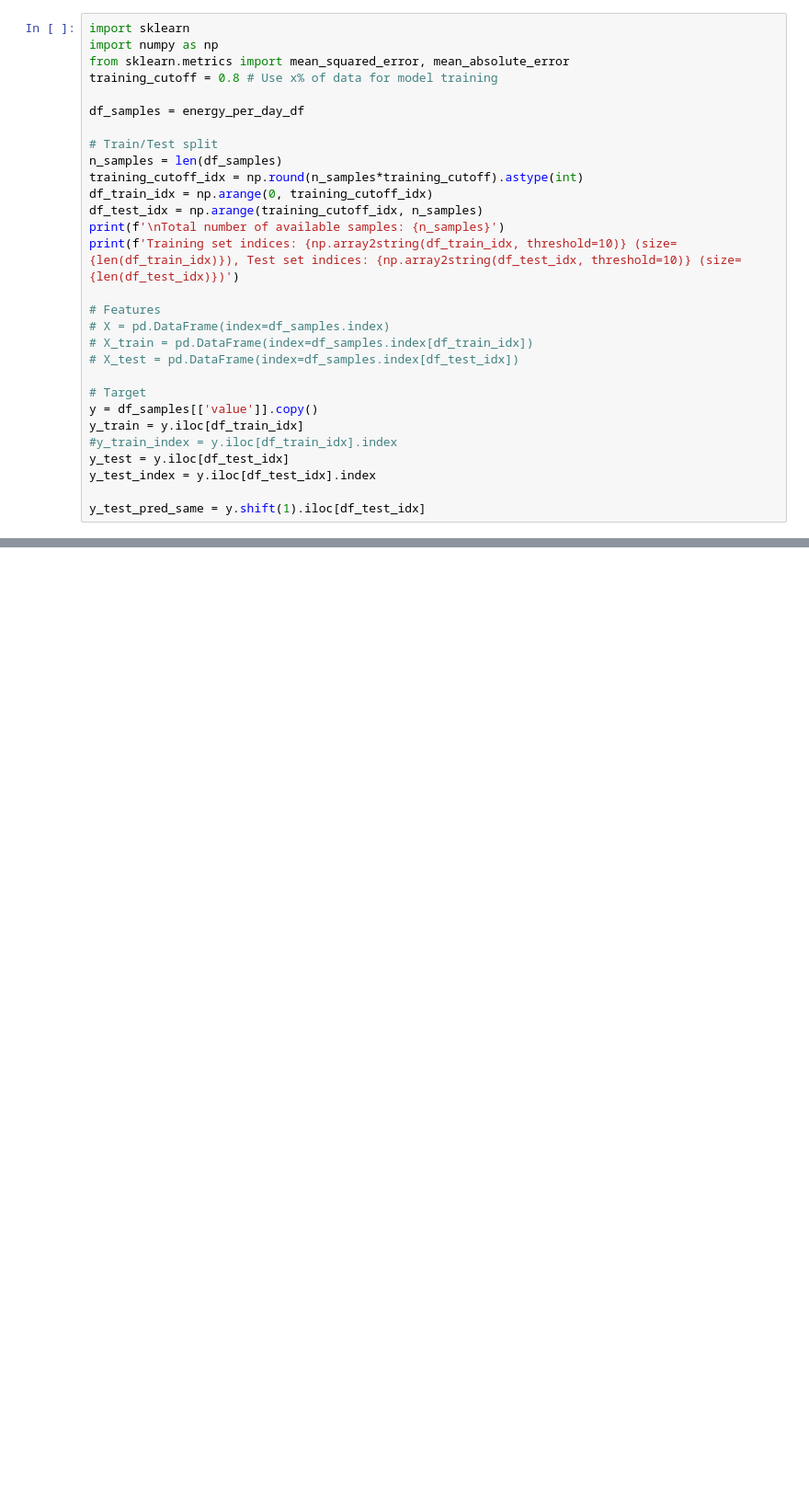
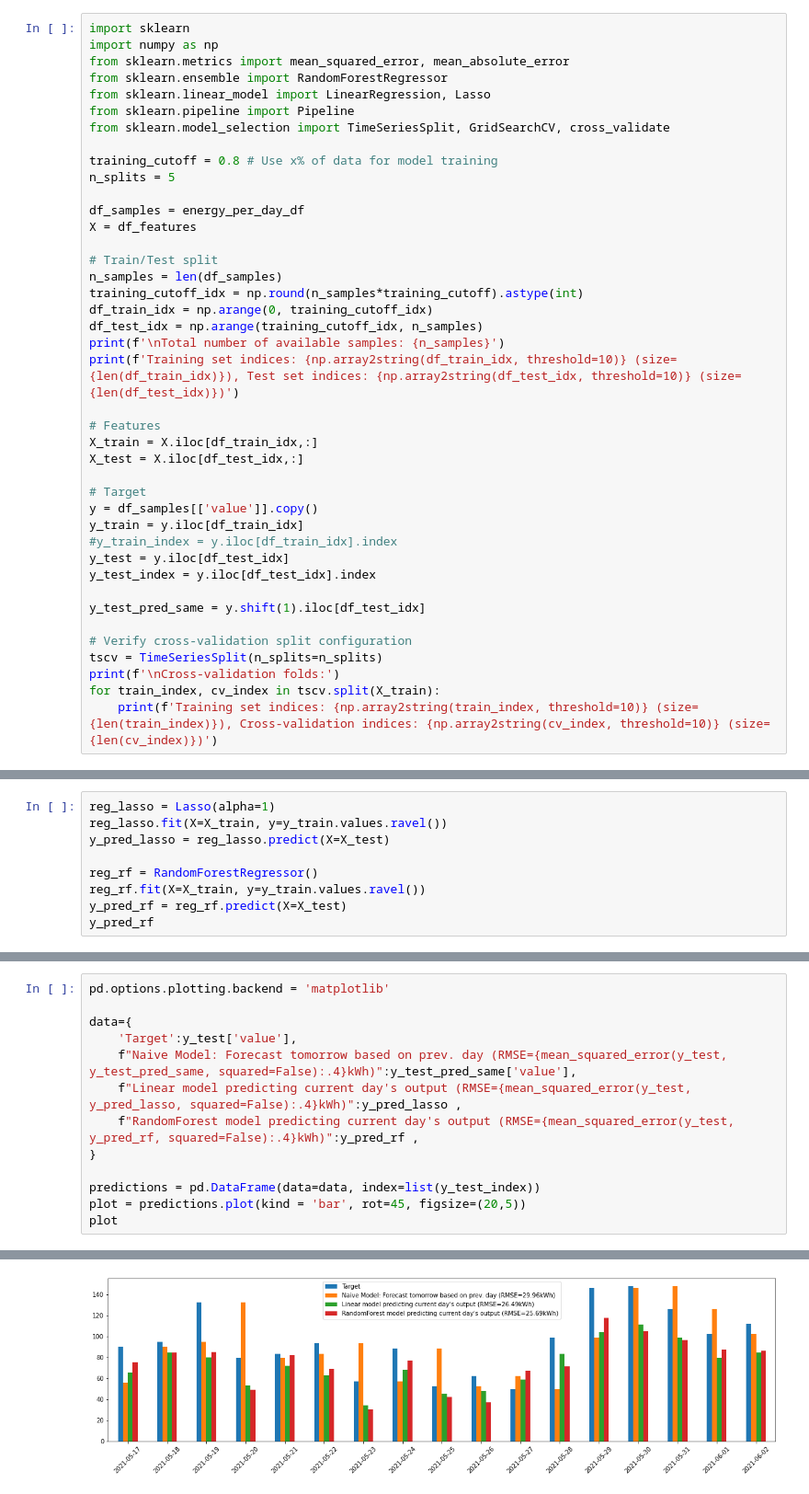
Before and after one commit to JohanRGustafsson/solar-power, a Jupyter notebook: notebooks/modelling.ipynb, the cells around one changed output, grey strips where cells are left out. Shown at 92% size. Drawn from its saved outputs; the diff is of its cells as text; blank space fills up the shorter version.

```diff
--- a/notebooks/modelling.ipynb
+++ b/notebooks/modelling.ipynb
@@ -75,9 +130,16 @@ date
 import sklearn
 import numpy as np
 from sklearn.metrics import mean_squared_error, mean_absolute_error
+from sklearn.ensemble import RandomForestRegressor
+from sklearn.linear_model import LinearRegression, Lasso
+from sklearn.pipeline import Pipeline
+from sklearn.model_selection import TimeSeriesSplit, GridSearchCV, cross_validate
+
 training_cutoff = 0.8 # Use x% of data for model training
+n_splits = 5
 
 df_samples = energy_per_day_df
+X = df_features
 
 # Train/Test split
 n_samples = len(df_samples)
@@ -88,9 +150,8 @@ print(f'\nTotal number of available samples: {n_samples}')
 print(f'Training set indices: {np.array2string(df_train_idx, threshold=10)} (size={len(df_train_idx)}), Test set indices: {np.array2string(df_test_idx, threshold=10)} (size={len(df_test_idx)})')
 
 # Features
-# X = pd.DataFrame(index=df_samples.index)
-# X_train = pd.DataFrame(index=df_samples.index[df_train_idx])
-# X_test = pd.DataFrame(index=df_samples.index[df_test_idx])
+X_train = X.iloc[df_train_idx,:]
+X_test = X.iloc[df_test_idx,:]
 
 # Target
 y = df_samples[['value']].copy()
@@ -100,6 +161,12 @@ y_test = y.iloc[df_test_idx]
 y_test_index = y.iloc[df_test_idx].index
 
 y_test_pred_same = y.shift(1).iloc[df_test_idx]
+
+# Verify cross-validation split configuration
+tscv = TimeSeriesSplit(n_splits=n_splits)
+print(f'\nCross-validation folds:')
+for train_index, cv_index in tscv.split(X_train):
+    print(f'Training set indices: {np.array2string(train_index, threshold=10)} (size={len(train_index)}), Cross-validation indices: {np.array2string(cv_index, threshold=10)} (size={len(cv_index)})')
 # %% [output]
 Total number of available samples: 87
 Training set indices: [ 0  1  2 ... 67 68 69] (size=70), Test set indices: [70 71 72 ... 84 85 86] (size=17)
@@ -105,0 +270,9 @@ Training set indices: [ 0  1  2 ... 67 68 69] (size=70), Test set indices: [70 7
+# %%
+reg_lasso = Lasso(alpha=1)
+reg_lasso.fit(X=X_train, y=y_train.values.ravel())
+y_pred_lasso = reg_lasso.predict(X=X_test)
+
+reg_rf = RandomForestRegressor()
+reg_rf.fit(X=X_train, y=y_train.values.ravel())
+y_pred_rf = reg_rf.predict(X=X_test)
+y_pred_rf
@@ -105,0 +288,14 @@ Training set indices: [ 0  1  2 ... 67 68 69] (size=70), Test set indices: [70 7
+# %%
+pd.options.plotting.backend = 'matplotlib'
+
+data={
+    'Target':y_test['value'],
+    f"Naive Model: Forecast tomorrow based on prev. day (RMSE={mean_squared_error(y_test, y_test_pred_same, squared=False):.4}kWh)":y_test_pred_same['value'],
+    f"Linear model predicting current day's output (RMSE={mean_squared_error(y_test, y_pred_lasso, squared=False):.4}kWh)":y_pred_lasso ,
+    f"RandomForest model predicting current day's output (RMSE={mean_squared_error(y_test, y_pred_rf, squared=False):.4}kWh)":y_pred_rf ,
+}
+
+predictions = pd.DataFrame(data=data, index=list(y_test_index))
+plot = predictions.plot(kind = 'bar', rot=45, figsize=(20,5))
+plot
+# %% [output]
@@ -105,0 +303 @@ Training set indices: [ 0  1  2 ... 67 68 69] (size=70), Test set indices: [70 7
+[figure, added]
```
Also changed, not shown: parts of 17 cells of this notebook.
